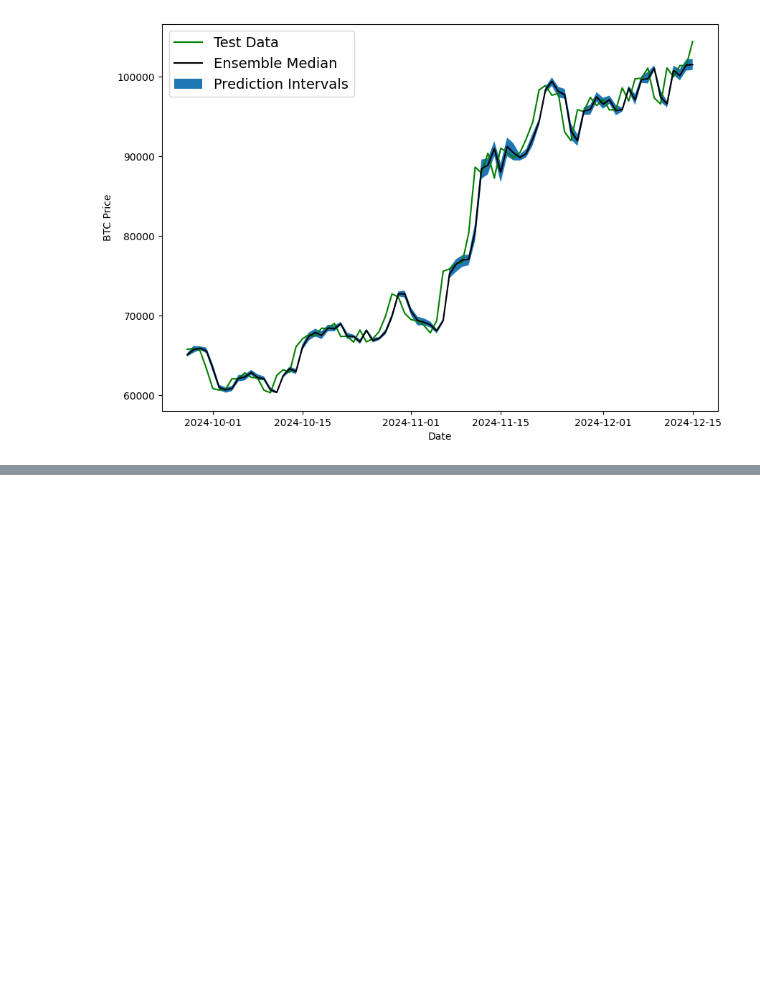
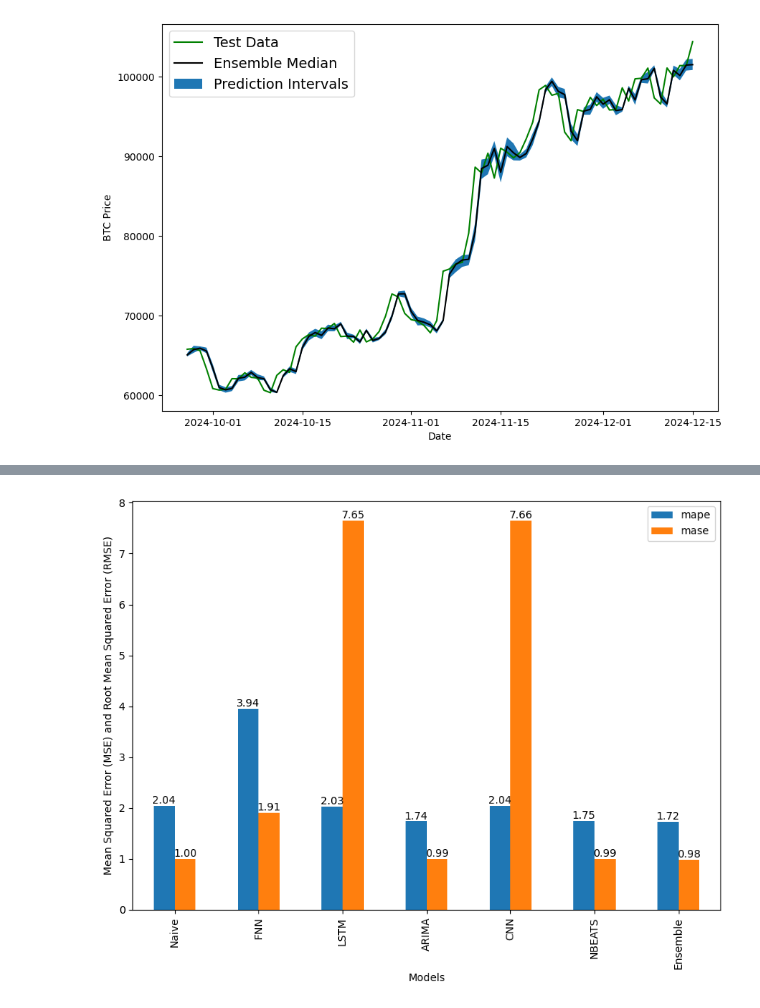
Before and after one commit to davydantoniuk/btc-timeseries-forecasting, a Jupyter notebook: btc_forecast.ipynb, the cells around one changed output, grey strips where cells are left out. Saved outputs shown, nothing was run; the diff lists cells and outputs as text; code cells hidden in the pictures; blank space fills up the shorter version.

```diff
--- a/btc_forecast.ipynb
+++ b/btc_forecast.ipynb
@@ -618,0 +661,9 @@ plt.legend(loc="upper left", fontsize=14);
+# %%
+ax = df_results[["mape", "mase"]].plot(kind="bar", figsize=(10, 7))
+ax.set_xlabel("Models")
+ax.set_ylabel("Mean Squared Error (MSE) and Root Mean Squared Error (RMSE)")
+ax.bar_label(ax.containers[0], fmt='%.2f', label_type='edge')
+ax.bar_label(ax.containers[1], fmt='%.2f', label_type='edge')
+plt.show()
+# %% [output]
+[figure, added]
```
Also changed, not shown: parts of 6 cells of this notebook.
